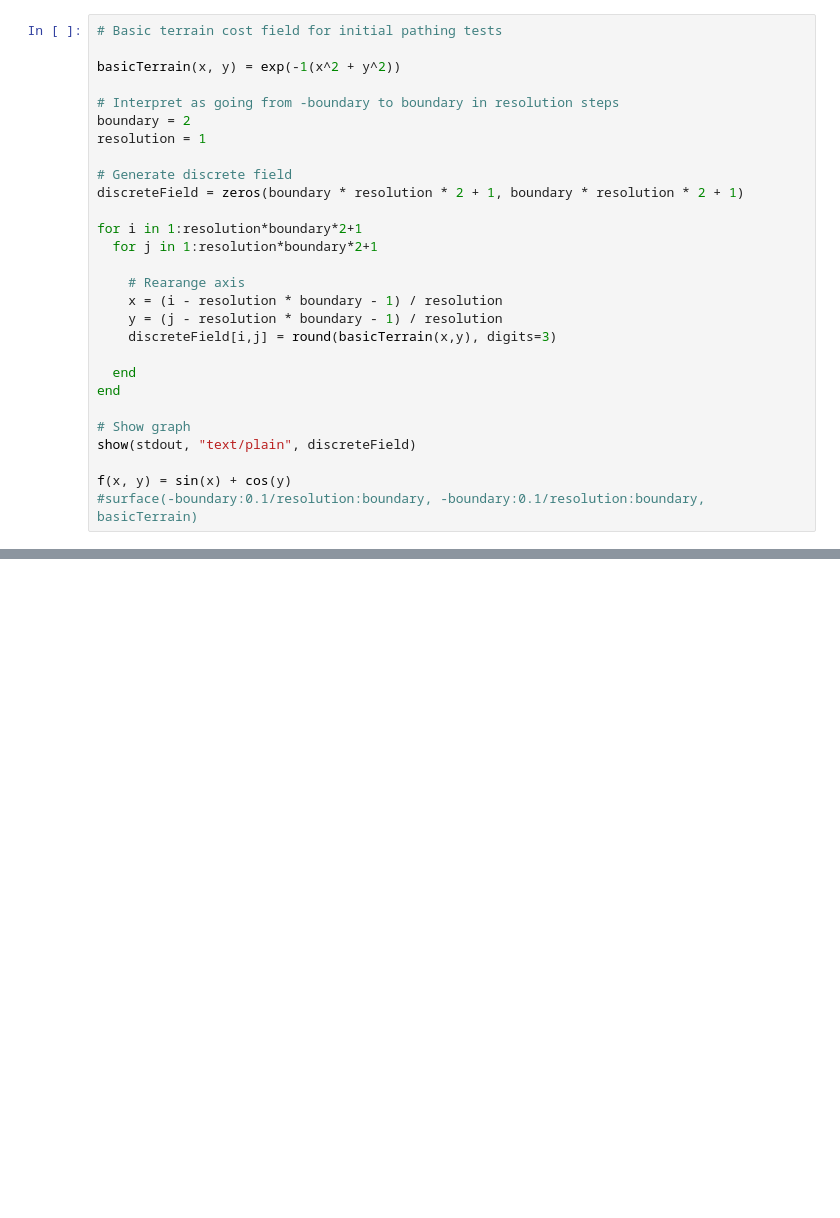
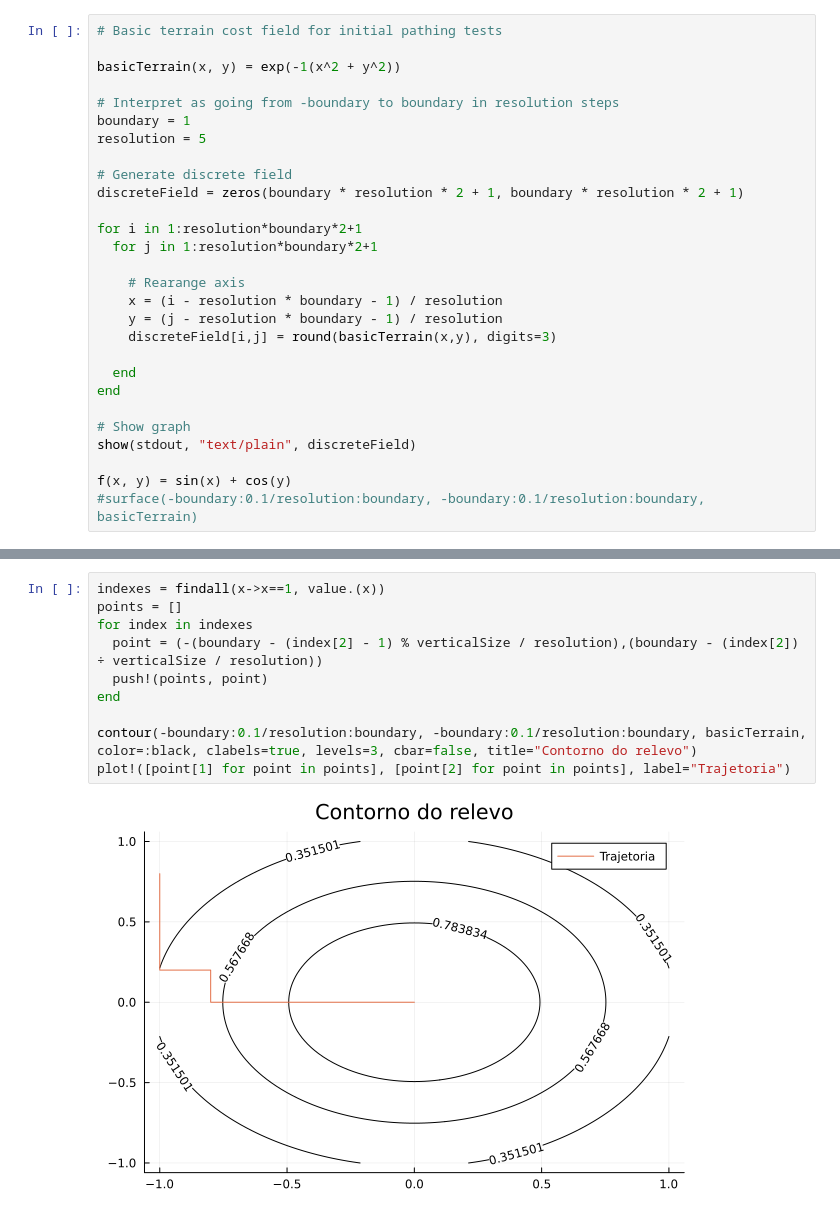
Before and after one commit to html-3/least-dangerous-path-julia, a Jupyter notebook: project.ipynb, the cells around one changed output, grey strips where cells are left out. Cells and saved outputs as stored; diff of their text form; blank space fills up the shorter version.

Commit message:
➕ Plot da trajetoria e o relevo

```diff
--- a/project.ipynb
+++ b/project.ipynb
@@ -13,8 +13,8 @@ Plots.gr();
 basicTerrain(x, y) = exp(-1(x^2 + y^2))
 
 # Interpret as going from -boundary to boundary in resolution steps
-boundary = 2
-resolution = 1
+boundary = 1
+resolution = 5
 
 # Generate discrete field
 discreteField = zeros(boundary * resolution * 2 + 1, boundary * resolution * 2 + 1)
@@ -188,0 +177,12 @@ Cost 1.0
+# %%
+indexes = findall(x->x==1, value.(x))
+points = []
+for index in indexes
+  point = (-(boundary - (index[2] - 1) % verticalSize / resolution),(boundary - (index[2]) ÷ verticalSize / resolution))
+  push!(points, point)
+end
+
+contour(-boundary:0.1/resolution:boundary, -boundary:0.1/resolution:boundary, basicTerrain, color=:black, clabels=true, levels=3, cbar=false, title="Contorno do relevo")
+plot!([point[1] for point in points], [point[2] for point in points], label="Trajetoria")
+# %% [output]
+[figure, added]
```
Also changed, not shown: parts of 4 cells of this notebook.
